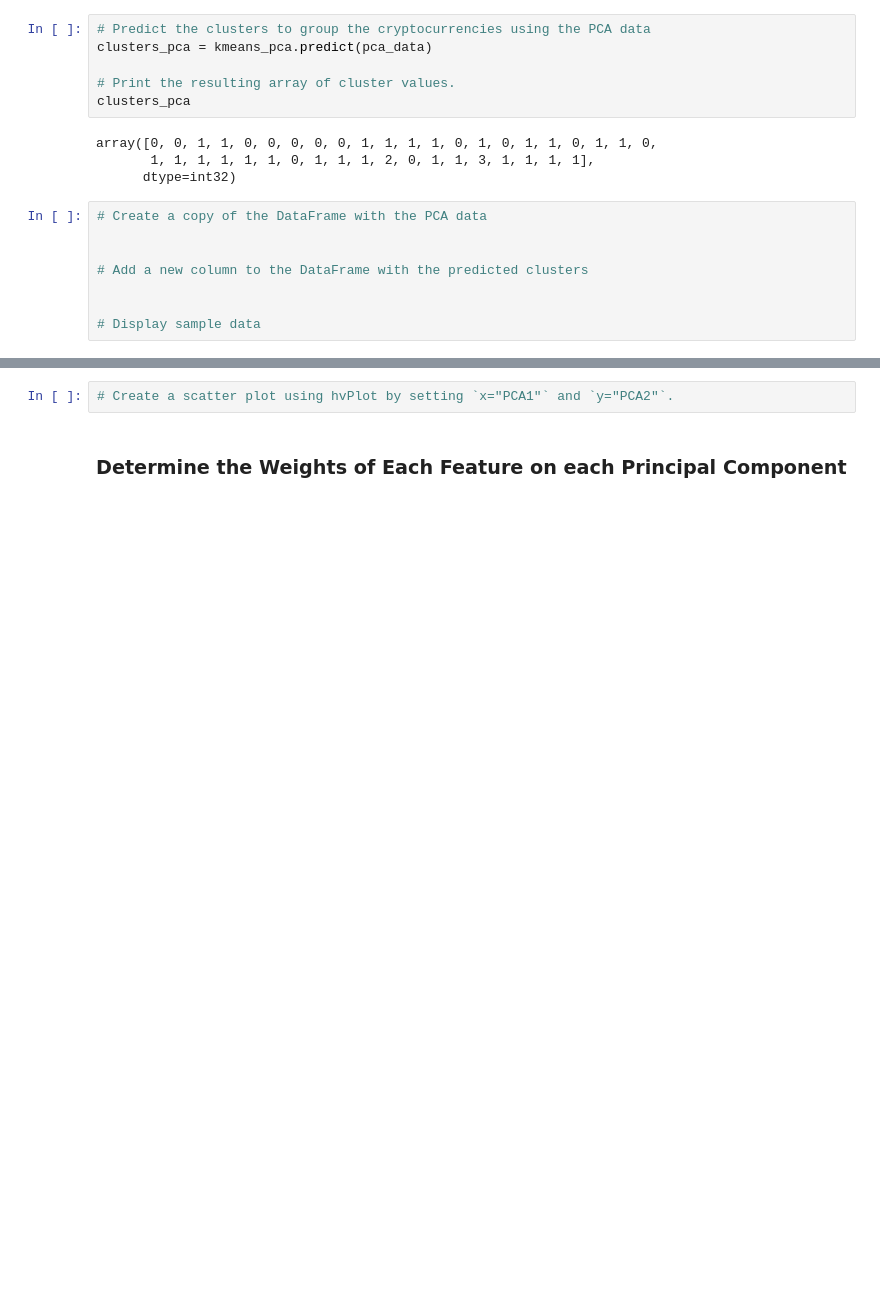
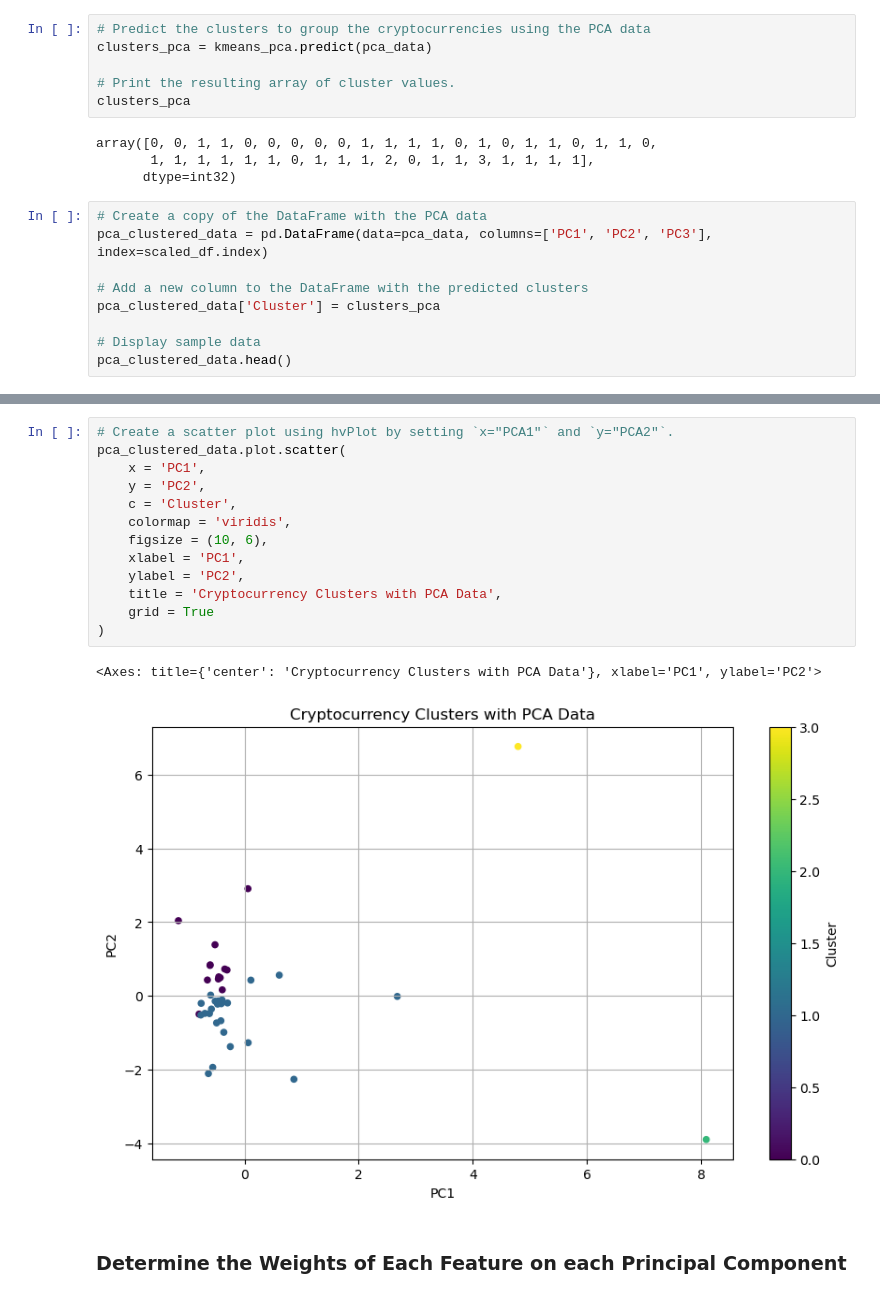
Before and after one commit to jdanielle12/CryptoClustering, a Jupyter notebook: Crypto_Clustering.ipynb, the cells around one changed output, grey strips where cells are left out. Drawn from its saved outputs; the diff is of its cells as text; blank space fills up the shorter version.

Commit message:
created a scatter plot using hvPlot

```diff
--- a/Crypto_Clustering.ipynb
+++ b/Crypto_Clustering.ipynb
@@ -325,9 +325,10 @@ array([0, 0, 1, 1, 0, 0, 0, 0, 0, 1, 1, 1, 1, 0, 1, 0, 1, 1, 0, 1, 1, 0,
       dtype=int32)
 # %%
 # Create a copy of the DataFrame with the PCA data
-
+pca_clustered_data = pd.DataFrame(data=pca_data, columns=['PC1', 'PC2', 'PC3'], index=scaled_df.index)
 
 # Add a new column to the DataFrame with the predicted clusters
-
+pca_clustered_data['Cluster'] = clusters_pca
 
 # Display sample data
+pca_clustered_data.head()
@@ -334,5 +343,19 @@ array([0, 0, 1, 1, 0, 0, 0, 0, 0, 1, 1, 1, 1, 0, 1, 0, 1, 1, 0, 1, 1, 0,
 # %%
 # Create a scatter plot using hvPlot by setting `x="PCA1"` and `y="PCA2"`.
+pca_clustered_data.plot.scatter(
+    x = 'PC1',
+    y = 'PC2',
+    c = 'Cluster',
+    colormap = 'viridis',
+    figsize = (10, 6),
+    xlabel = 'PC1',
+    ylabel = 'PC2',
+    title = 'Cryptocurrency Clusters with PCA Data',
+    grid = True
+)
+# %% [output]
+<Axes: title={'center': 'Cryptocurrency Clusters with PCA Data'}, xlabel='PC1', ylabel='PC2'>
+[figure, added]
 # %% [markdown]
 ### Determine the Weights of Each Feature on each Principal Component
 # %%
```
Also changed, not shown: parts of 1 cell of this notebook.
